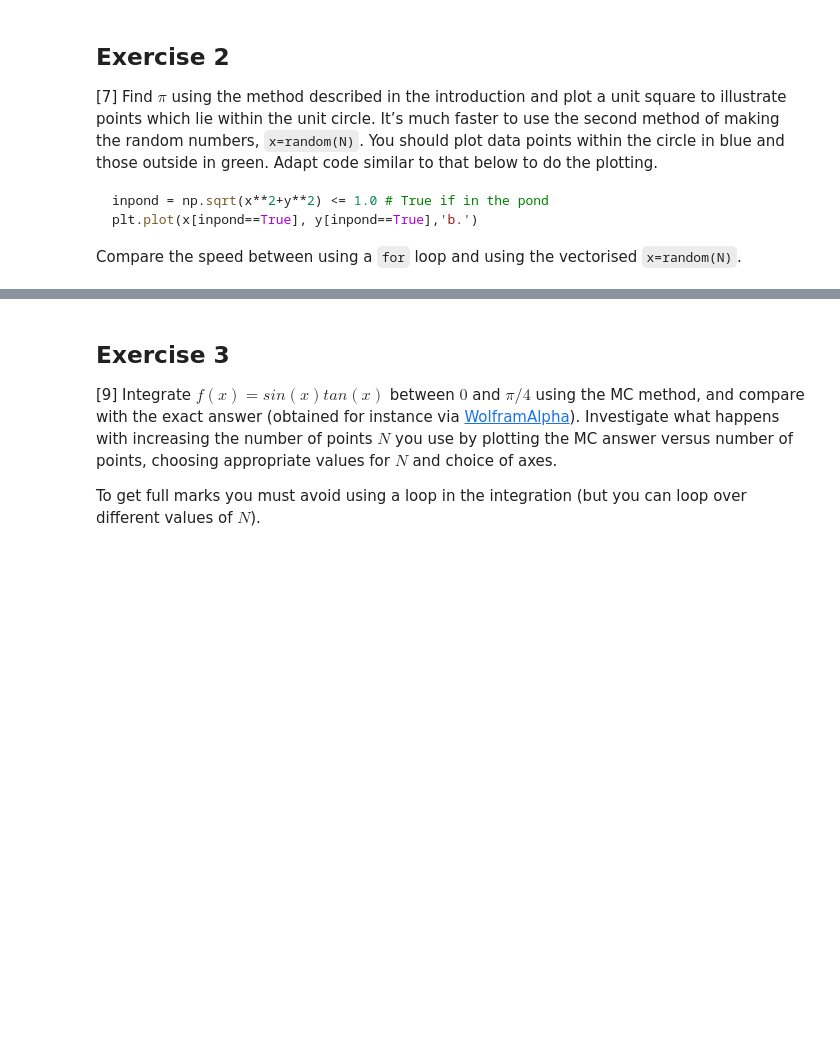
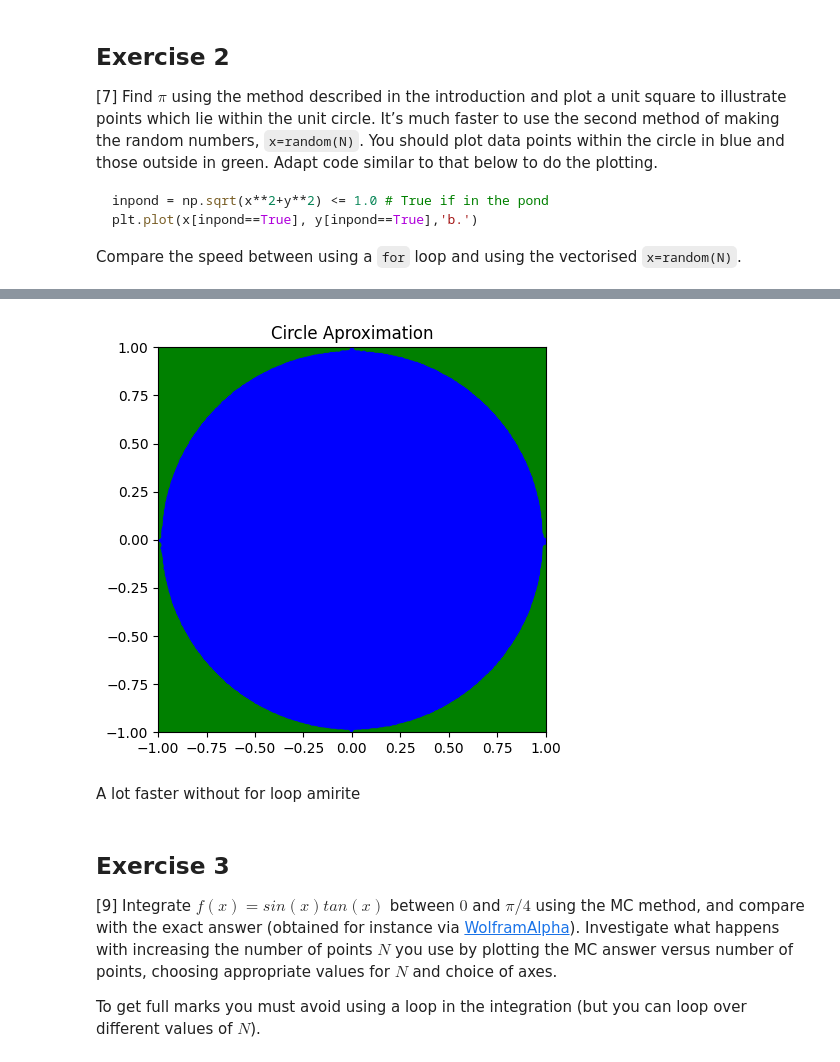
Before and after one commit to PX2145-2025/week-6-b-bshorner533, a Jupyter notebook: Monte_Carlo.ipynb, the cells around one changed output, grey strips where cells are left out. Cells and saved outputs as stored; diff of their text form; code cells hidden in the pictures; blank space fills up the shorter version.

```diff
--- a/Monte_Carlo.ipynb
+++ b/Monte_Carlo.ipynb
@@ -335,0 +320,24 @@ Wall time: 364 ms
+# %%
+%%time
+# initiate arrays and values
+N=int(1e6)
+n=0
+x_in, y_in = [], []
+x_out, y_out = [], []
+# main studffd
+x,y=2*np.random.rand(2,N)-1
+r=np.sqrt(x*x+y*y)
+n=np.sum(r <= 1.0)
+inpond = np.sqrt(x**2+y**2) <= 1.0 # True if in the pond
+
+# plot thingds uyp
+print(4*n/N)
+plt.figure(figsize = (5,5,))
+plt.xlim(-1,1)
+plt.ylim(-1,1)
+plt.plot(x[inpond==True], y[inpond==True],'b.')
+plt.plot(x[inpond==False], y[inpond==False], 'g.')
+plt.title('Circle Aproximation')
+
+print(4*n/N)
+# %% [output]
@@ -336,3 +348,6 @@ Wall time: 364 ms
+[figure, added]
+# %% [markdown]
+ A lot faster without for loop amirite
 # %% [markdown]
 ## Exercise 3
 
```
Also changed, not shown: parts of 7 cells of this notebook.
